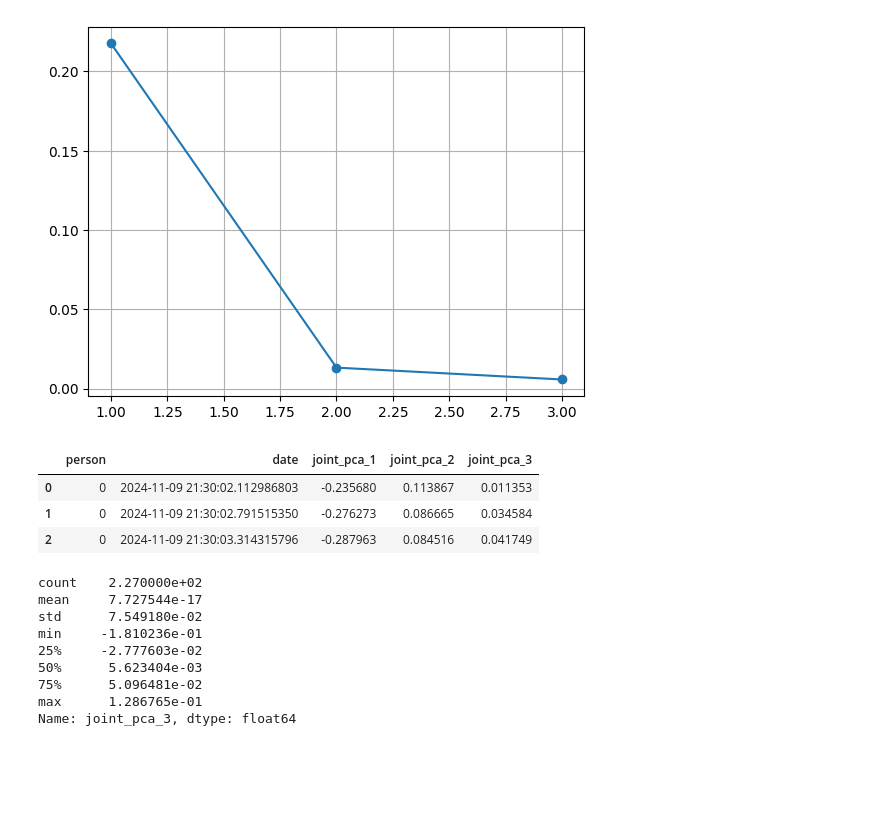
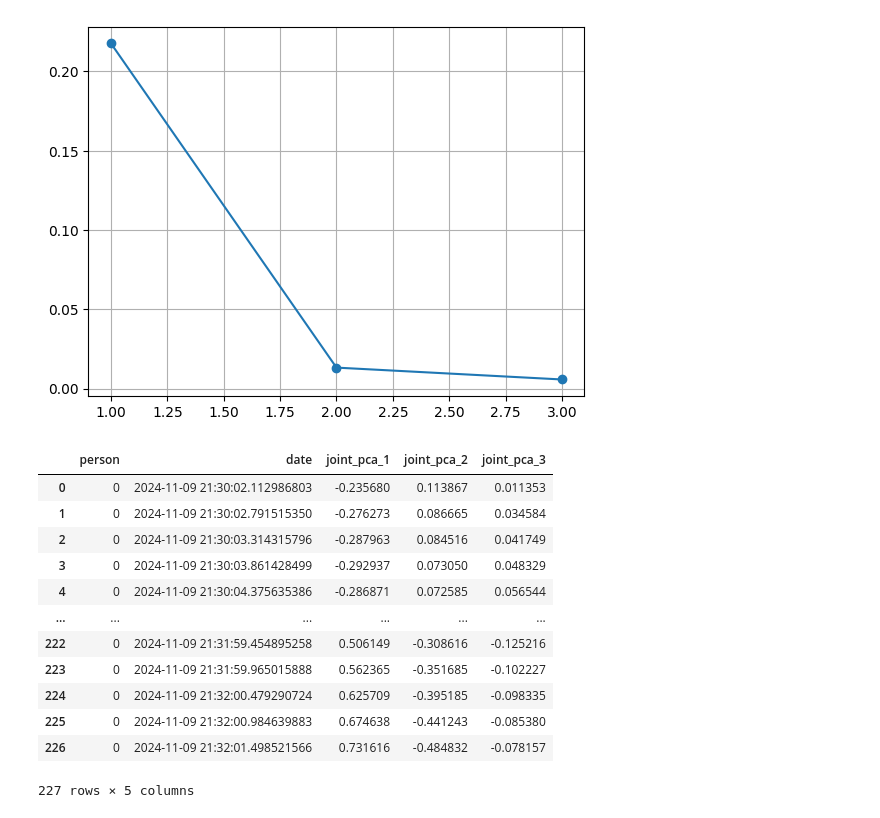
Before and after one commit to JorgeIvanJH/GymGuard, a Jupyter notebook: yolo/analysis.ipynb, the cells around one changed output. Saved outputs shown, nothing was run; the diff lists cells and outputs as text; code cells hidden in the pictures; blank space fills up the shorter version.

```diff
--- a/yolo/analysis.ipynb
+++ b/yolo/analysis.ipynb
@@ -187,24 +194,21 @@ eigens:  [0.21765216 0.0131854  0.00569901] ...
 # %%
 pca_j_df = pd.DataFrame(pca.transform(X), columns=[f'joint_pca_{i}' for i in range(1, 4)])
 df_p = pd.concat([df_p[["person",	"date"]], pca_j_df], axis=1)
-df_p.head(3)
+df_p
 # %% [output]
 |  | person | date | joint_pca_1 | joint_pca_2 | joint_pca_3 |
 | 0 | 0 | 2024-11-09 21:30:02.112986803 | -0.235680 | 0.113867 | 0.011353 |
 | 1 | 0 | 2024-11-09 21:30:02.791515350 | -0.276273 | 0.086665 | 0.034584 |
 | 2 | 0 | 2024-11-09 21:30:03.314315796 | -0.287963 | 0.084516 | 0.041749 |
+| 3 | 0 | 2024-11-09 21:30:03.861428499 | -0.292937 | 0.073050 | 0.048329 |
+| 4 | 0 | 2024-11-09 21:30:04.375635386 | -0.286871 | 0.072585 | 0.056544 |
+| ... | ... | ... | ... | ... | ... |
+| 222 | 0 | 2024-11-09 21:31:59.454895258 | 0.506149 | -0.308616 | -0.125216 |
+| 223 | 0 | 2024-11-09 21:31:59.965015888 | 0.562365 | -0.351685 | -0.102227 |
+| 224 | 0 | 2024-11-09 21:32:00.479290724 | 0.625709 | -0.395185 | -0.098335 |
+| 225 | 0 | 2024-11-09 21:32:00.984639883 | 0.674638 | -0.441243 | -0.085380 |
+| 226 | 0 | 2024-11-09 21:32:01.498521566 | 0.731616 | -0.484832 | -0.078157 |
+227 rows × 5 columns
-# %%
-df_p.joint_pca_3.describe()
-# %% [output]
-count    2.270000e+02
-mean     7.727544e-17
-std      7.549180e-02
-min     -1.810236e-01
-25%     -2.777603e-02
-50%      5.623404e-03
-75%      5.096481e-02
-max      1.286765e-01
-Name: joint_pca_3, dtype: float64
 # %%
 range_jp1 = df_p.joint_pca_1.min(), df_p.joint_pca_1.max()
 range_jp2 = df_p.joint_pca_2.min(), df_p.joint_pca_2.max()
```
Also changed, not shown: parts of 3 cells of this notebook, 13 other files.
